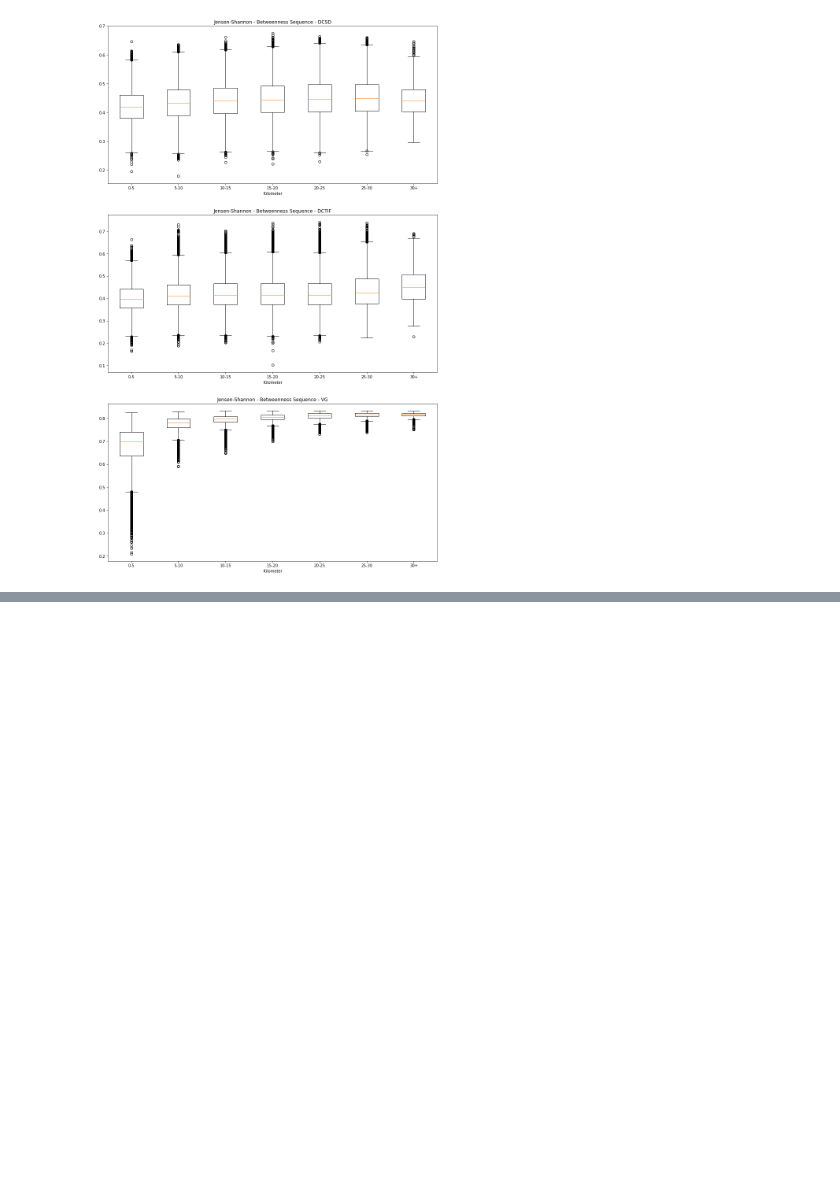
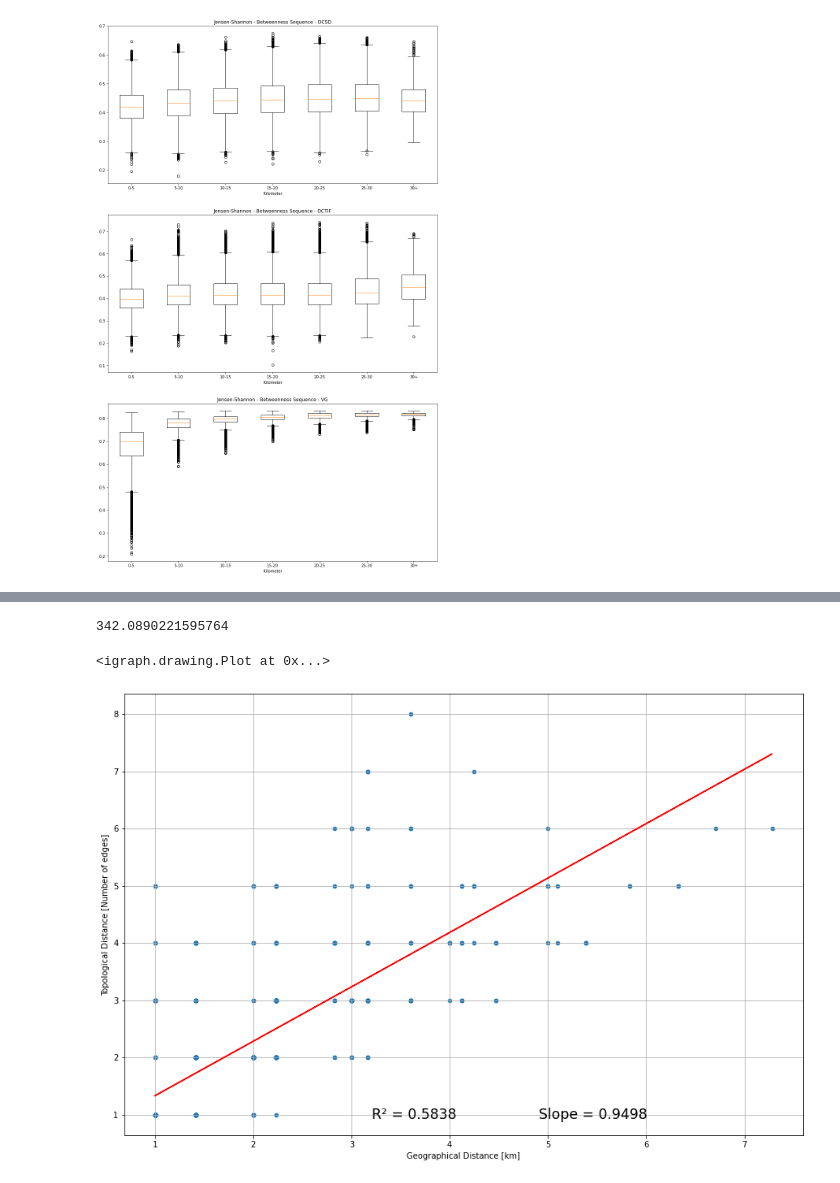
Before and after one commit to IuriDinizUfop/ComplexNetworks_MeteorologicalData, a Jupyter notebook: meteorological-data-complex-networks.ipynb, the cells around one changed output, grey strips where cells are left out. Cells and saved outputs as stored; diff of their text form; code cells hidden in the pictures; blank space fills up the shorter version.

Commit message:
Grafo da região geográfica usando thresholds para criação das arestas. Plot usando a distância geográfica como abscissa e distância topológica como ordenada; regressão linear entre as duas distâncias.

```diff
--- a/meteorological-data-complex-networks.ipynb
+++ b/meteorological-data-complex-networks.ipynb
@@ -1356,0 +1336,28 @@ boxplot_seq(jensenshannon_dist_dcsd_betweenness,jensenshannon_dist_dctif_between
+# %%
+# Execution time:
+i = time.time();
+mutual_inf = mutual_information(meteorological_time_series,thrshld=0.63);
+e = time.time();
+print(e-i);
+# %% [output]
+342.0890221595764
+# %%
+g_graph_mi = g_graph(mutual_inf);
+# %%
+# Graph plot - Mutual Information
+g_graph_mi[0]
+# %% [output]
+<igraph.drawing.Plot at 0x...>
+# %%
+# Shortest paths - Mutual Information
+s_paths_mi = shortest_paths(g_graph_mi[1]);
+# %%
+# Shortest paths and Geographical distance - Mutual Information
+topological_geographical_dist_mi = {}; # First: Topological distance; Second: Geographical distance
+for i in s_paths_mi:
+    topological_geographical_dist_mi[i] = [s_paths_mi[i],geo_dist[i]];
+# %%
+# Geographical Distance x Topological Distance
+plot_geo_top(topological_geographical_dist_mi)
+# %% [output]
+[figure, added]
```
Also changed, not shown: parts of 60 cells of this notebook.
